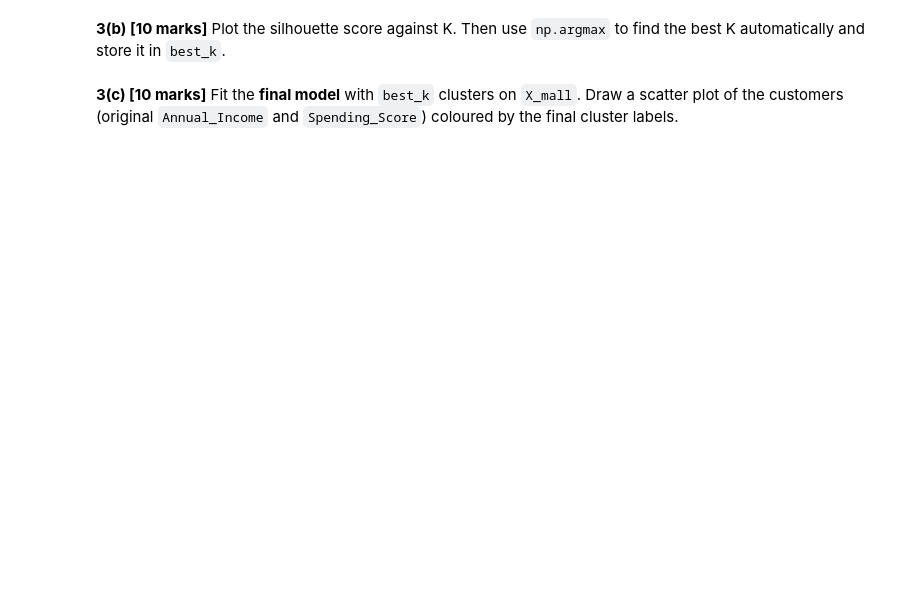
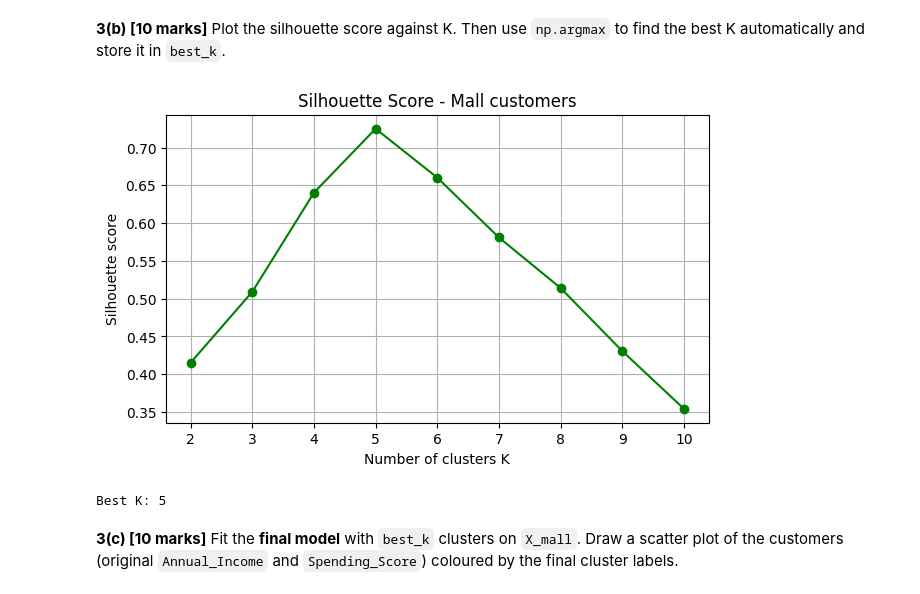
Before and after one commit to sherzodbekmirkomilov12-blip/week-11, a Jupyter notebook: Lab_KMeans_Elbow_Silhouette.ipynb, the cells around one changed output. Drawn from its saved outputs; the diff is of its cells as text; code cells hidden in the pictures; blank space fills up the shorter version.

```diff
--- a/Lab_KMeans_Elbow_Silhouette.ipynb
+++ b/Lab_KMeans_Elbow_Silhouette.ipynb
@@ -612,9 +747,8 @@ k_list_sil = range(2, 11)
 mall_sil = []
 
 for k in k_list_sil:
-    # YOUR CODE HERE
-    km = ___
-    ___
-    score = silhouette_score(___, ___)
+    km = KMeans(n_clusters=k, n_init=10, random_state=42)
+    km.fit(X_mall)
+    score = silhouette_score(X_mall, km.labels_)
     mall_sil.append(score)
     print("K =", k, "  silhouette =", round(score, 3))
@@ -622,14 +766,17 @@ for k in k_list_sil:
 **3(b) [10 marks]** Plot the silhouette score against K. Then use `np.argmax` to find the best K automatically and store it in `best_k`.
 # %%
 plt.figure(figsize=(7, 4))
-plt.plot(___, ___, marker="o", color="green")
+plt.plot(k_list_sil, mall_sil, marker="o", color="green")
 plt.title("Silhouette Score - Mall customers")
 plt.xlabel("Number of clusters K")
 plt.ylabel("Silhouette score")
 plt.grid(True)
 plt.show()
 
-best_k = k_list_sil[np.argmax(___)]
+best_k = k_list_sil[np.argmax(mall_sil)]
 print("Best K:", best_k)
+# %% [output]
+[figure, added]
+Best K: 5
 # %% [markdown]
 **3(c) [10 marks]** Fit the **final model** with `best_k` clusters on `X_mall`. Draw a scatter plot of the customers (original `Annual_Income` and `Spending_Score`) coloured by the final cluster labels.
```
Also changed, not shown: parts of 38 cells of this notebook.
